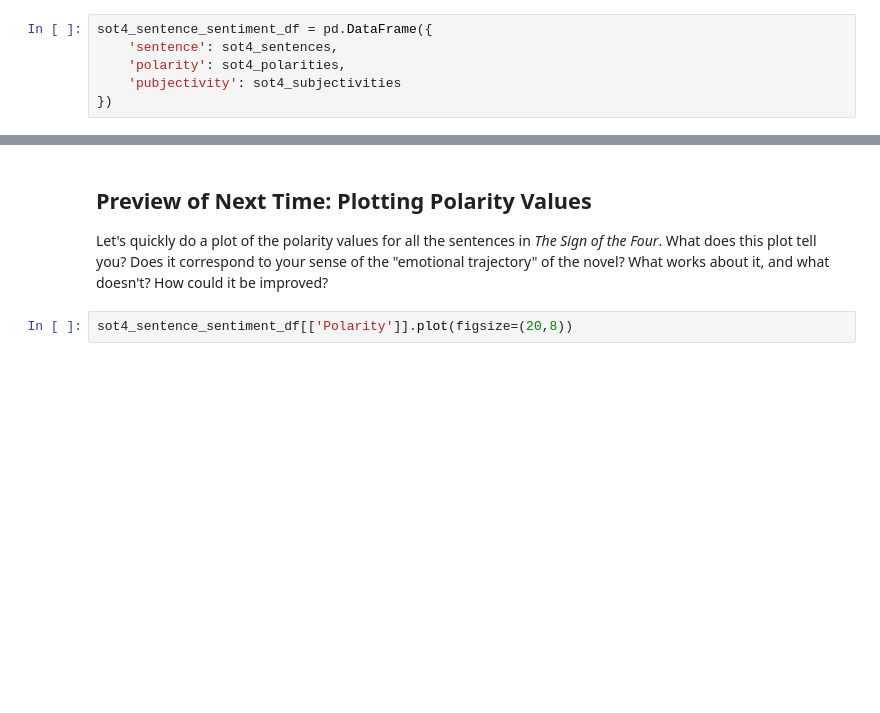
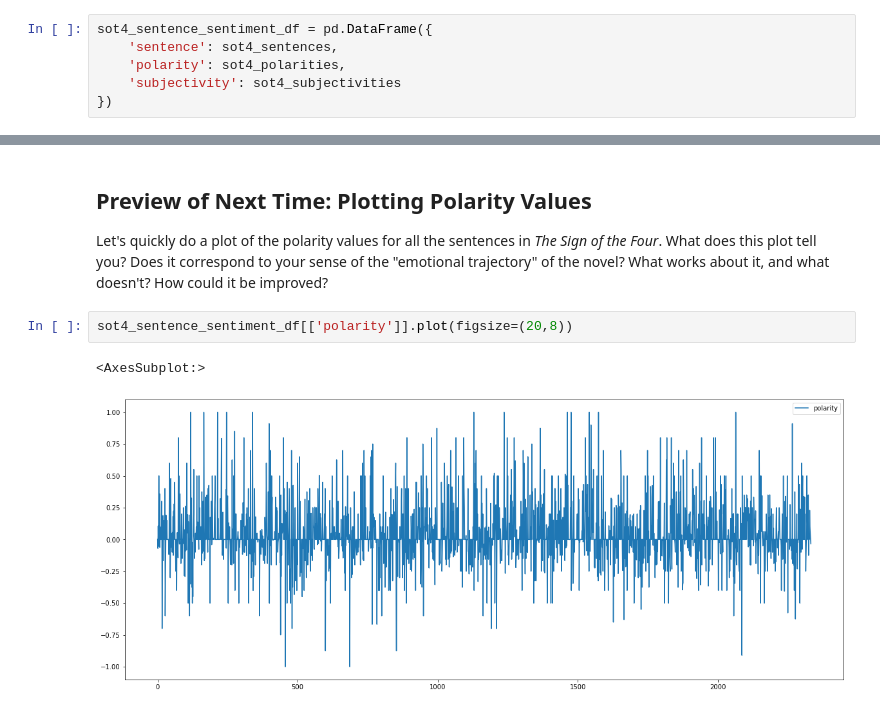
Before and after one commit to karl-manis/eng2860-fall-2023, a Jupyter notebook: week10/lecture/W10_lecture.ipynb, the cells around one changed output, grey strips where cells are left out. Cells and saved outputs as stored; diff of their text form; blank space fills up the shorter version.

```diff
--- a/week10/lecture/W10_lecture.ipynb
+++ b/week10/lecture/W10_lecture.ipynb
@@ -370,7 +587,7 @@ import pandas as pd
 sot4_sentence_sentiment_df = pd.DataFrame({
     'sentence': sot4_sentences,
     'polarity': sot4_polarities,
-    'pubjectivity': sot4_subjectivities
+    'subjectivity': sot4_subjectivities
 })
 # %%
 sot4_sentence_sentiment_df
@@ -391,4 +673,7 @@ sot4_sentence_sentiment_df.sort_values(by='polarity', ascending=True)[:15]
 
 Let's quickly do a plot of the polarity values for all the sentences in *The Sign of the Four*. What does this plot tell you? Does it correspond to your sense of the "emotional trajectory" of the novel? What works about it, and what doesn't? How could it be improved?
 # %%
-sot4_sentence_sentiment_df[['Polarity']].plot(figsize=(20,8))
+sot4_sentence_sentiment_df[['polarity']].plot(figsize=(20,8))
+# %% [output]
+<AxesSubplot:>
+[figure, added]
```
Also changed, not shown: parts of 68 cells of this notebook.
